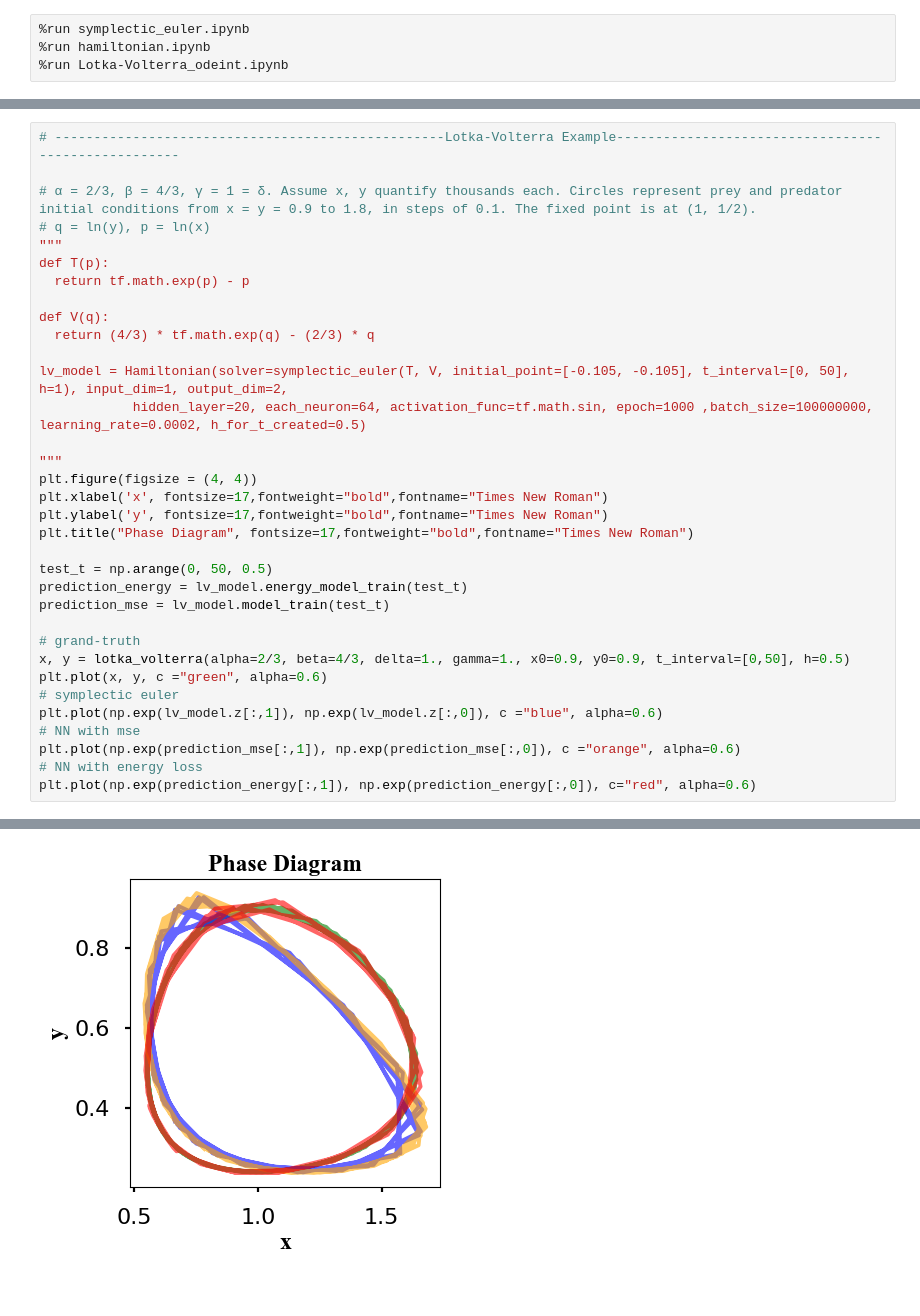
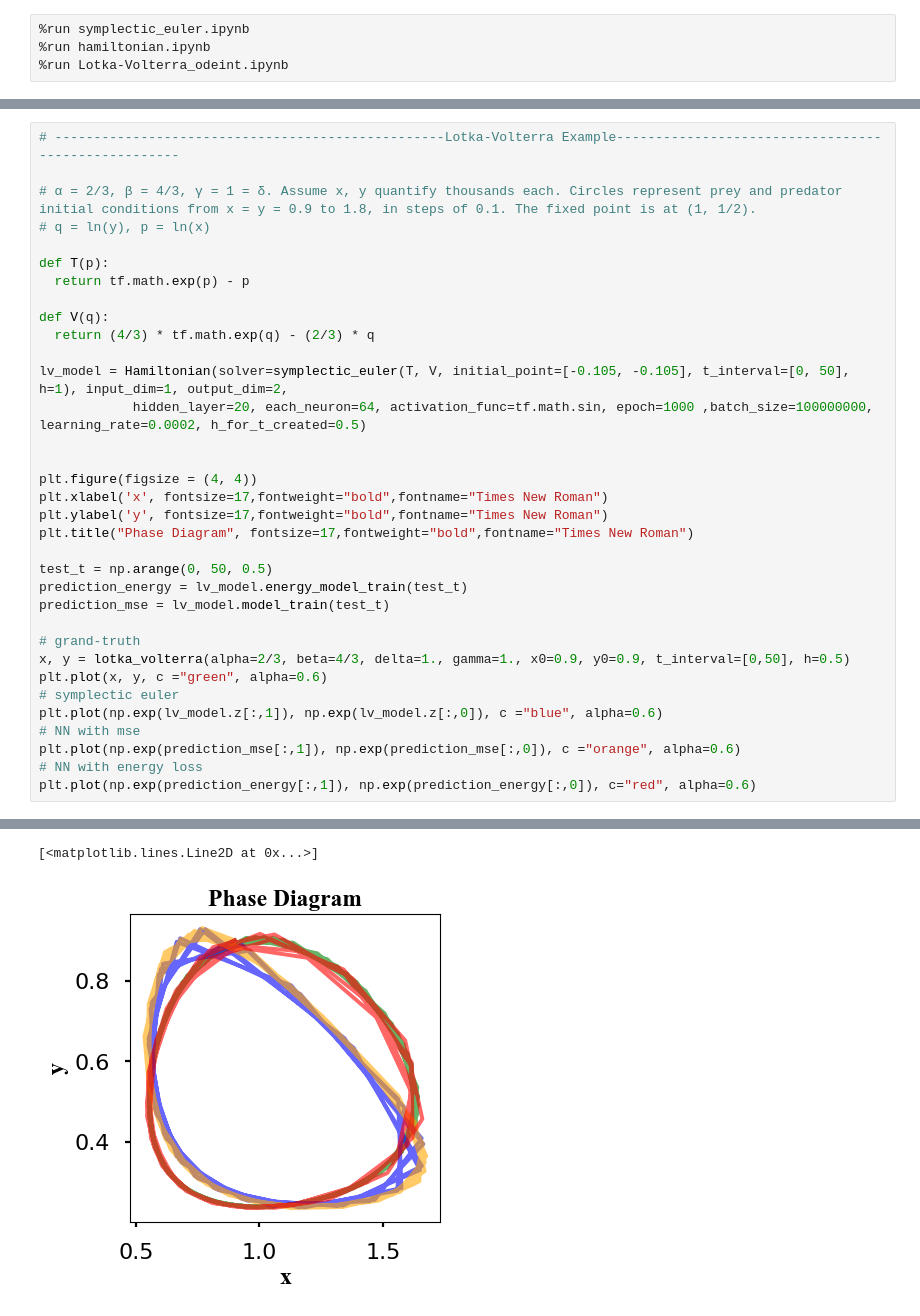
Before and after one commit to tayfununal/hamiltonian, a Jupyter notebook: stage.ipynb, the cells around one changed output, grey strips where cells are left out. Cells and saved outputs as stored; diff of their text form.

```diff
--- a/stage.ipynb
+++ b/stage.ipynb
@@ -37,7 +57,7 @@ plt.plot(prediction_energy[:,0], prediction_energy[:,1], c="red")
 
 # α = 2/3, β = 4/3, γ = 1 = δ. Assume x, y quantify thousands each. Circles represent prey and predator initial conditions from x = y = 0.9 to 1.8, in steps of 0.1. The fixed point is at (1, 1/2).
 # q = ln(y), p = ln(x)
-"""
+
 def T(p):
   return tf.math.exp(p) - p
 
@@ -47,7 +67,7 @@ def V(q):
 lv_model = Hamiltonian(solver=symplectic_euler(T, V, initial_point=[-0.105, -0.105], t_interval=[0, 50], h=1), input_dim=1, output_dim=2,
             hidden_layer=20, each_neuron=64, activation_func=tf.math.sin, epoch=1000 ,batch_size=100000000, learning_rate=0.0002, h_for_t_created=0.5)
 
-"""
+
 plt.figure(figsize = (4, 4))
 plt.xlabel('x', fontsize=17,fontweight="bold",fontname="Times New Roman")
 plt.ylabel('y', fontsize=17,fontweight="bold",fontname="Times New Roman")
@@ -71 +107,2 @@ plt.plot(np.exp(prediction_energy[:,1]), np.exp(prediction_energy[:,0]), c="red"
+[<matplotlib.lines.Line2D at 0x...>]
-[figure, old version]
+[figure, new version]
```
Also changed, not shown: parts of 2 cells of this notebook.
